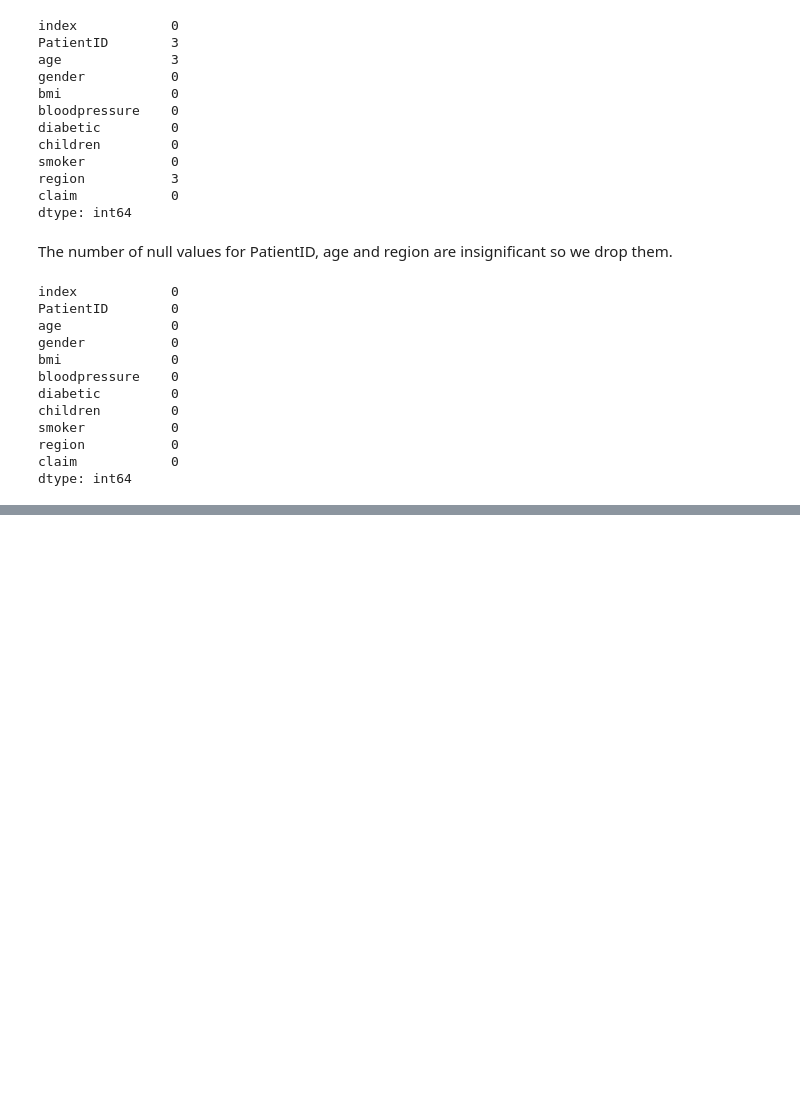
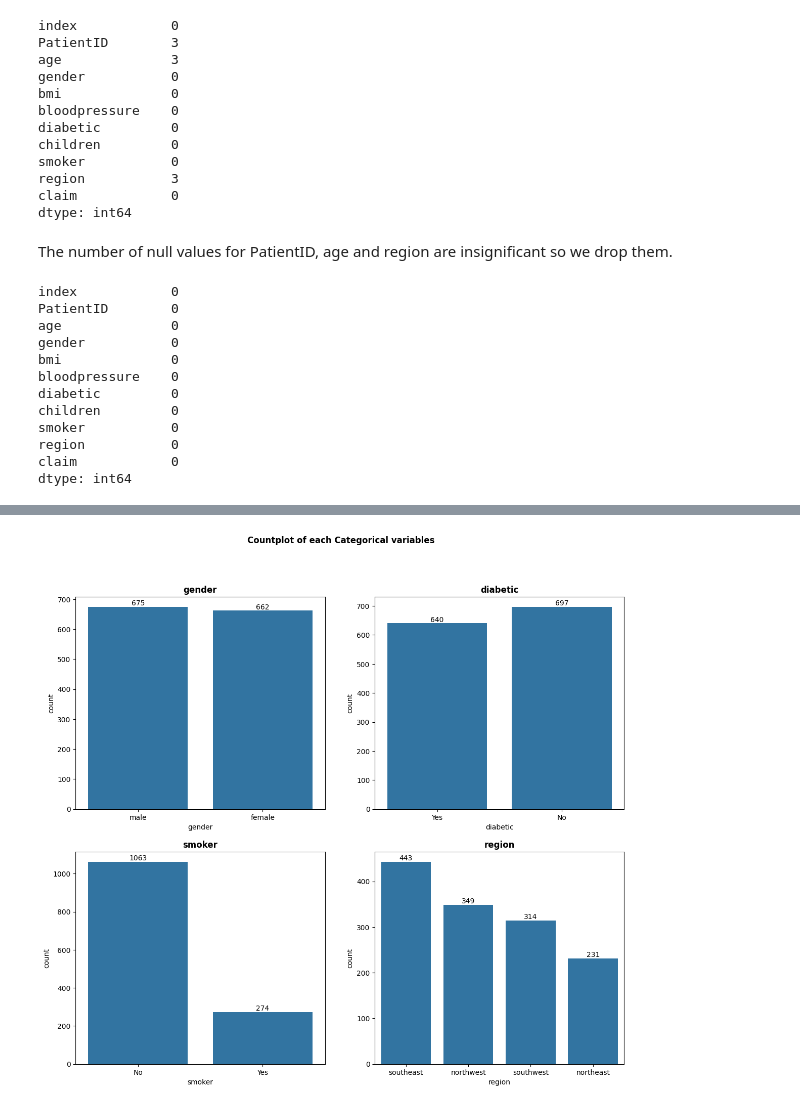
Before and after one commit to btokoli/Insurance-Claims-Prediction-Model, a Jupyter notebook: insurance_claims.ipynb, the cells around one changed output, grey strips where cells are left out. Drawn from its saved outputs; the diff is of its cells as text; code cells hidden in the pictures; blank space fills up the shorter version.

```diff
--- a/insurance_claims.ipynb
+++ b/insurance_claims.ipynb
@@ -99,0 +153,5 @@ data.describe().T
+# %%
+#Value counts for each unique element in each column
+
+for i, col in enumerate(categorical_data):
+    print(f"{categorical_data[col].value_counts()}")
@@ -99,0 +177,14 @@ data.describe().T
+# %%
+#Univariate analysis of categorical variables
+
+plt.figure(figsize=(14,12))
+plt.suptitle("Countplot of each Categorical variables", fontweight='bold')
+
+
+for i, col in enumerate(categorical_data):
+    plt.subplot(2,2,i+1)
+    ax=sns.countplot(x=categorical_data[col])
+    ax.bar_label(ax.containers[0])
+    plt.title(f"{col}", fontweight='bold')
+# %% [output]
+[figure, added]
```
Also changed, not shown: parts of 15 cells of this notebook.
